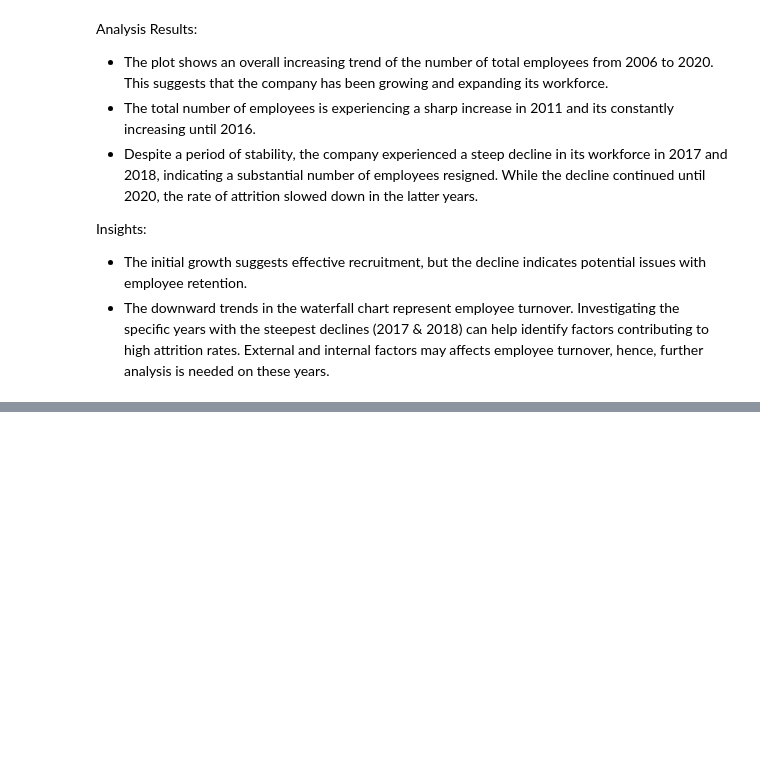
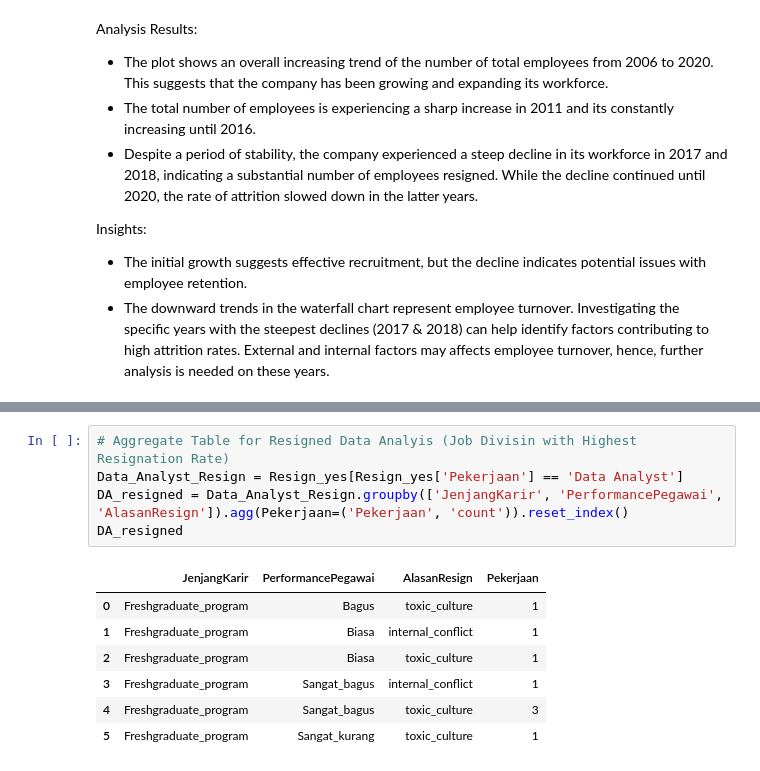
Before and after one commit to tsabitahkarimah/Portfolio, a Jupyter notebook: Project 3/Task 3.ipynb, the cells around one changed output, grey strips where cells are left out. Drawn from its saved outputs; the diff is of its cells as text; blank space fills up the shorter version.

```diff
--- a/Project 3/Task 3.ipynb
+++ b/Project 3/Task 3.ipynb
@@ -269,0 +364,13 @@ Insights:
+# %%
+# Aggregate Table for Resigned Data Analyis (Job Divisin with Highest Resignation Rate)
+Data_Analyst_Resign = Resign_yes[Resign_yes['Pekerjaan'] == 'Data Analyst']
+DA_resigned = Data_Analyst_Resign.groupby(['JenjangKarir', 'PerformancePegawai', 'AlasanResign']).agg(Pekerjaan=('Pekerjaan', 'count')).reset_index()
+DA_resigned
+# %% [output]
+|  | JenjangKarir | PerformancePegawai | AlasanResign | Pekerjaan |
+| 0 | Freshgraduate_program | Bagus | toxic_culture | 1 |
+| 1 | Freshgraduate_program | Biasa | internal_conflict | 1 |
+| 2 | Freshgraduate_program | Biasa | toxic_culture | 1 |
+| 3 | Freshgraduate_program | Sangat_bagus | internal_conflict | 1 |
+| 4 | Freshgraduate_program | Sangat_bagus | toxic_culture | 3 |
+| 5 | Freshgraduate_program | Sangat_kurang | toxic_culture | 1 |
```
Also changed, not shown: parts of 11 cells of this notebook, 2 other files.
